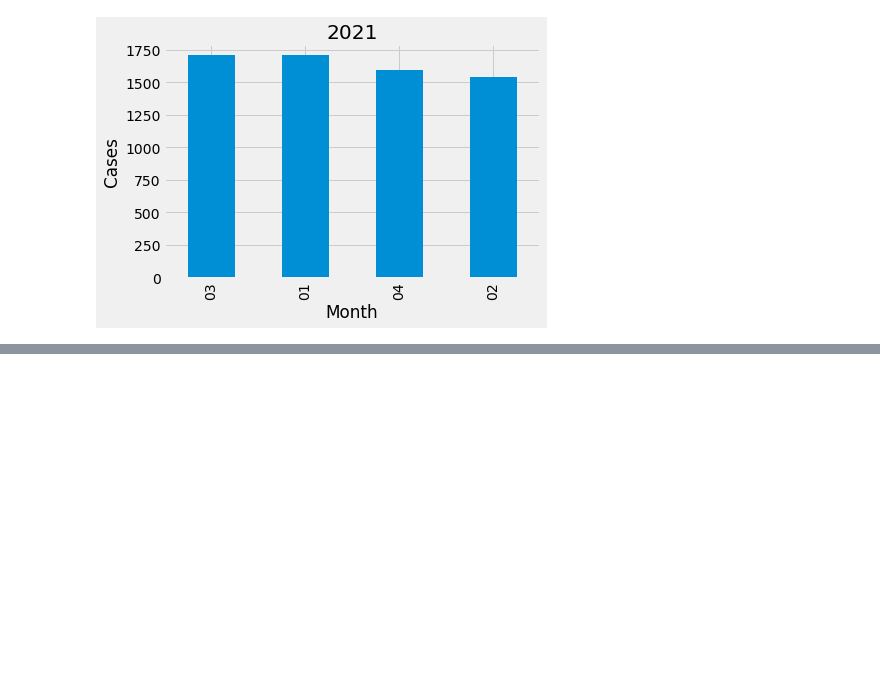
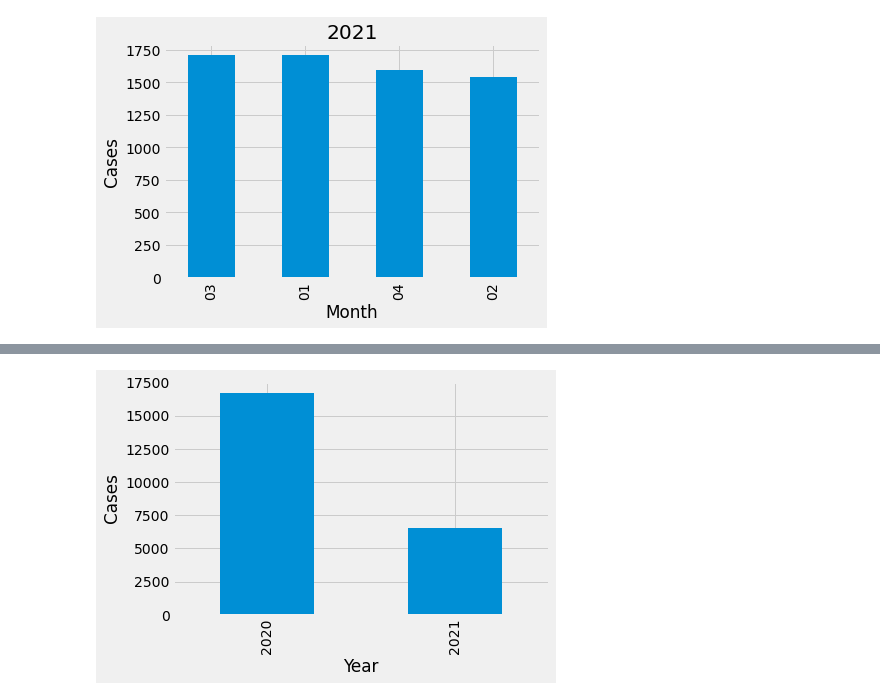
Before and after one commit to seanlipinski/Project1, a Jupyter notebook: Project_1_Covid.ipynb, the cells around one changed output, grey strips where cells are left out. Drawn from its saved outputs; the diff is of its cells as text; code cells hidden in the pictures; blank space fills up the shorter version.

```diff
--- a/Project_1_Covid.ipynb
+++ b/Project_1_Covid.ipynb
@@ -431,0 +458,18 @@ plt.show()
+# %%
+covid_data_df['date']= pd.to_datetime(covid_data_df['date'],format='%Y-%m-%d')
+covid_data_df['year']= covid_data_df['date'].dt.year
+covid_data_df['month']= covid_data_df['date'].dt.month
+covid_data_df['day']= covid_data_df['date'].dt.day
+
+#covid_data_df
+covid_data_df.drop(['date'], axis=1)
+#covid_data_df.reset_index(inplace=True)
+#covid_data_df['day'] = covid_data_df.index.day
+#covid_data_df['month'] = covid_data_df.index.month
+#covid_data_df['year'] = covid_data_df.index.year
+
+#print(covid_data_df)
+# Create new columns
+#covid_data_df['day'] = covid_data_df['datetime_utc'].dt.day
+#covid_data_df['month'] = covid_data_df['datetime_utc'].dt.month
+#covid_data_df['year'] = covid_data_df['datetime_utc'].dt.year
@@ -431,0 +506,9 @@ plt.show()
+# %%
+count = covid_data_df['year'].value_counts()
+count.plot(kind="bar")
+plt.xlabel("Year")
+plt.xticks(rotation=90)
+plt.ylabel("Cases")
+plt.show()
+# %% [output]
+[figure, added]
```
Also changed, not shown: parts of 14 cells of this notebook.
